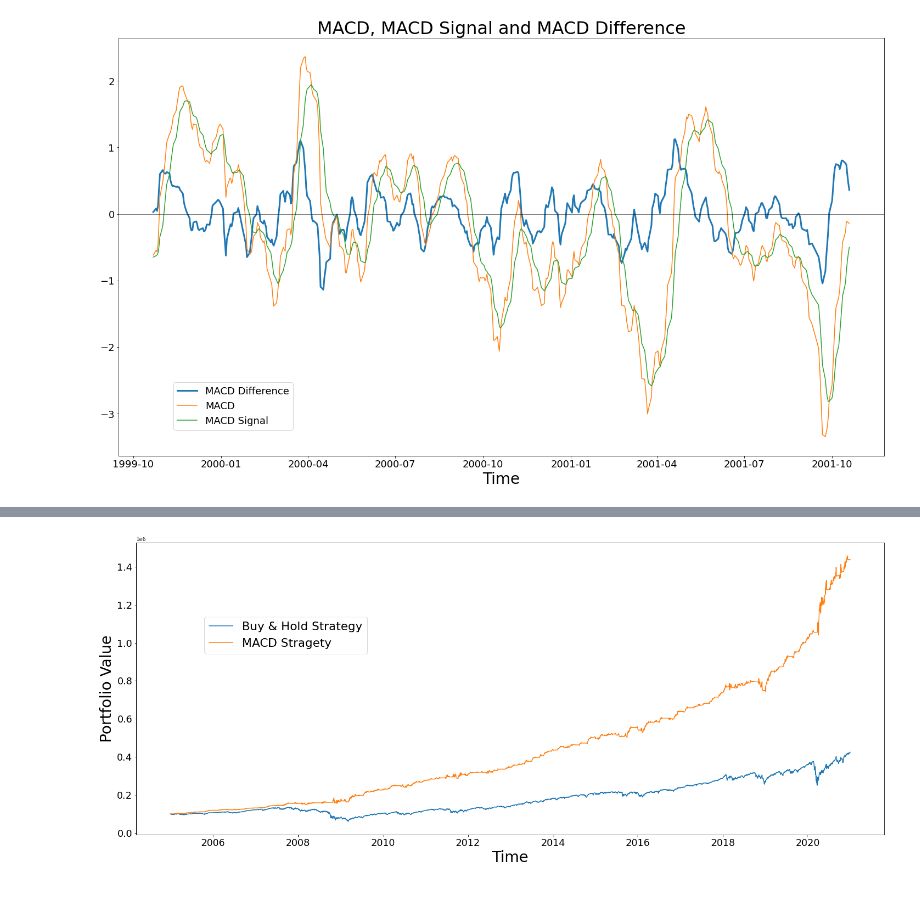
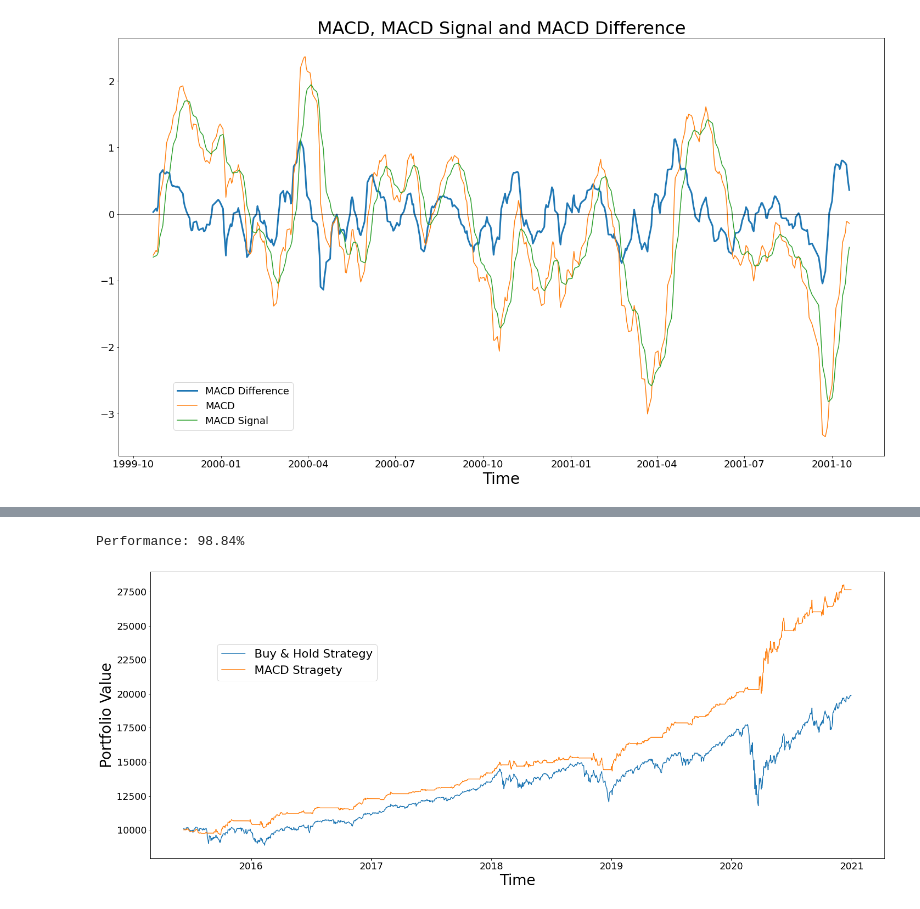
Before and after one commit to lqwdev/ai349-project, a Jupyter notebook: src/baseline-strategies.ipynb, the cells around one changed output, grey strips where cells are left out. Cells and saved outputs as stored; diff of their text form; code cells hidden in the pictures.

Commit message:
[eval] extract evaluation function

```diff
--- a/src/baseline-strategies.ipynb
+++ b/src/baseline-strategies.ipynb
@@ -221,0 +64,6 @@ Performance: 324.36%
+# %%
+macd['trend_macd_diff_shifted'] = macd['trend_macd_diff'].shift(-1)
+macd['cross'] = macd.apply(lambda row: macd_cross(row), axis=1)
+macd['action'] = macd['cross'].shift(1)
+macd_used = macd[-1402:-1][["Open", "High", "Low", "Close", "Volume", "action"]]
+macd_used
@@ -221,0 +100,2 @@ Performance: 324.36%
+# %%
+macd_perf = evaluation.eval(macd_used)
@@ -221,0 +104,6 @@ Performance: 324.36%
+# %%
+bh = data.copy(deep=True)
+bh['action'] = bh.apply(lambda _: 'H', axis=1)
+bh = bh[-1402:-1]
+bh.loc[bh.index[0], 'action'] = 'B'
+bh
@@ -222,18 +125,22 @@ Performance: 324.36%
+# %%
+bh_perf = evaluation.eval(bh)
+# %% [output]
+Performance: 98.84%
 # %%
 plt.figure(figsize=(25,10))
 
-plt.plot(bh_strategy['value'], label='Buy & Hold Strategy')
-plt.plot(macd_strategy['value'], label='MACD Stragety')
+plt.plot(bh_perf['value'], label='Buy & Hold Strategy')
+plt.plot(macd_perf['value'], label='MACD Stragety')
 
 plt.legend(loc='lower center', bbox_to_anchor=(0.2, 0.6), fontsize=22)
 plt.xticks(fontsize=18)
 plt.yticks(fontsize=18)
 plt.xlabel('Time', fontsize=28)
 plt.ylabel('Portfolio Value', fontsize=28)
 
 plt.show()
 # %% [output]
-[figure, old version]
+[figure, new version]
 # %%
 plt.figure(figsize=(25,10))
 
```
Also changed, not shown: parts of 15 cells of this notebook, 1 other file.
